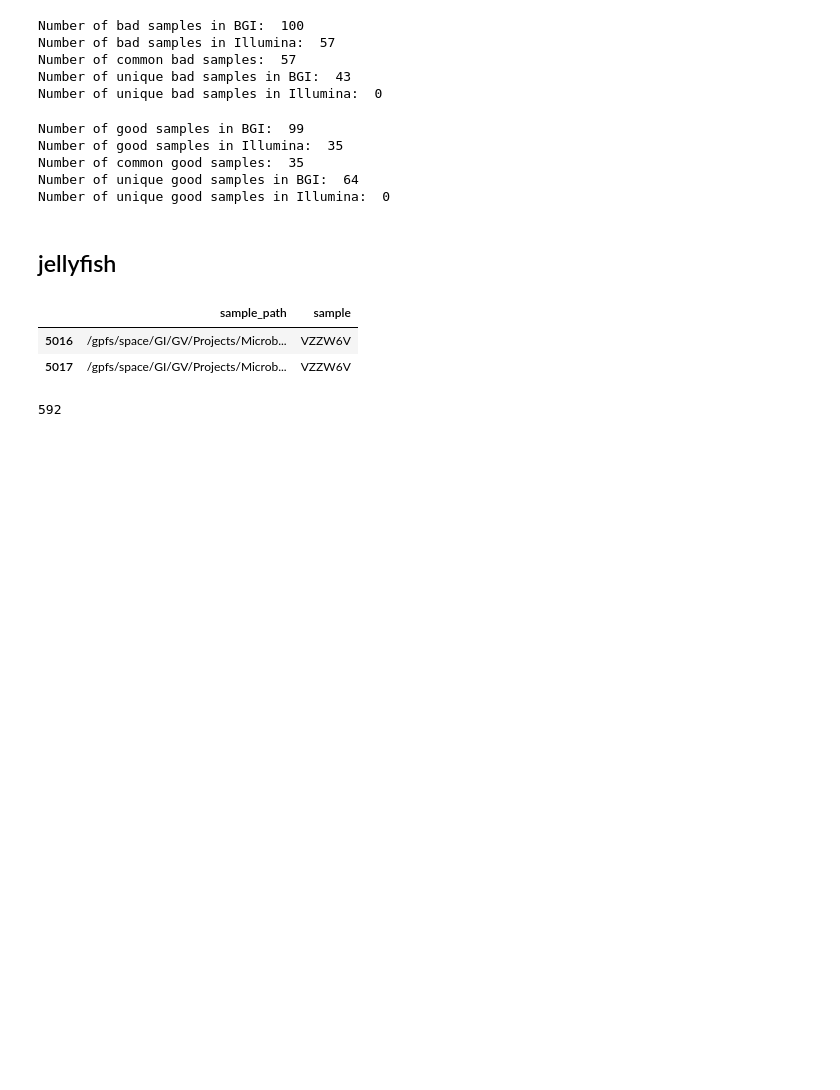
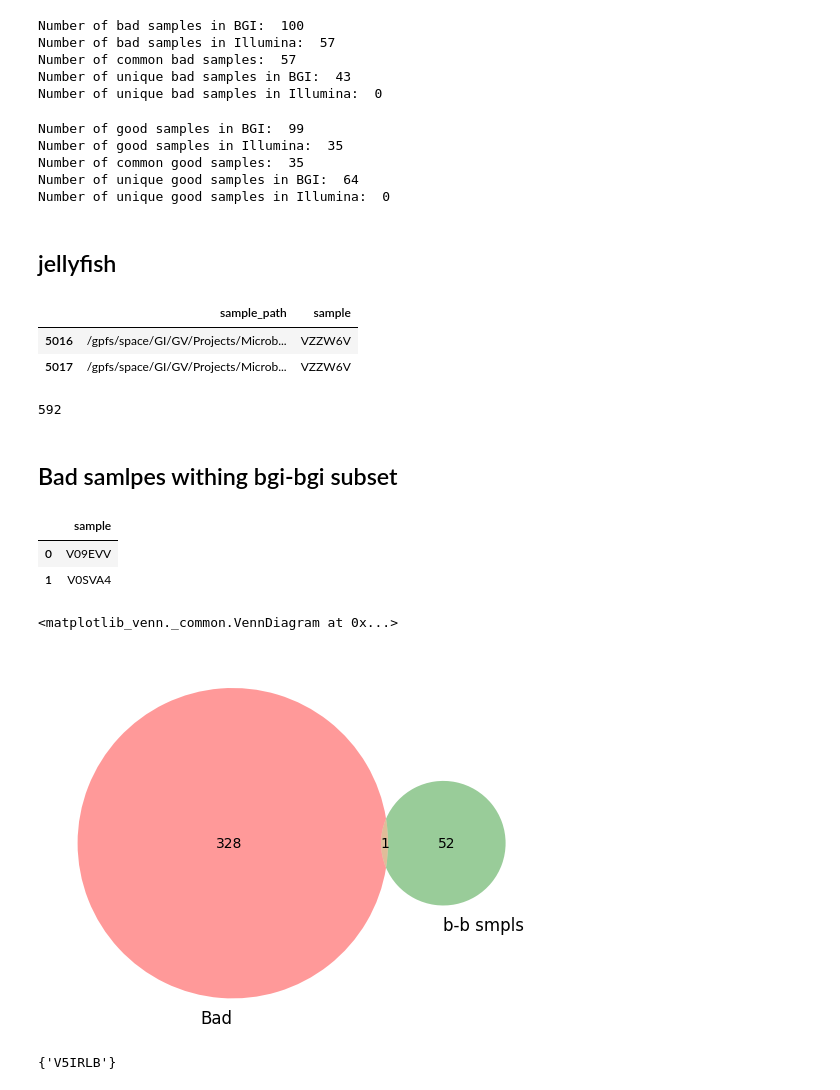
Before and after one commit to Chartiza/2024_Illumina_vs_BGI, a Jupyter notebook: step3_motus/find_absent_smpls.ipynb, the cells around one changed output. Drawn from its saved outputs; the diff is of its cells as text; code cells hidden in the pictures; blank space fills up the shorter version.

```diff
--- a/step3_motus/find_absent_smpls.ipynb
+++ b/step3_motus/find_absent_smpls.ipynb
@@ -88,3 +88,28 @@ mrg = add_smpl.merge(all_ill, on='sample', how='inner')
 len(mrg['sample'].unique())
 # %% [output]
 592
+# %% [markdown]
+## Bad samlpes withing bgi-bgi subset
+# %%
+sb = pd.read_csv("input/samples_Bad.csv",header=None)
+sb.columns = ['sample']
+sw = pd.read_csv("input/samples_Wrs.csv",header=None)
+sw.columns = ['sample']
+
+bb = pd.read_csv("input/Intra-Platform_smpls_list_54_sorted.csv")
+bb.columns = ['sample']
+bb.head(2)
+# %% [output]
+|  | sample |
+| 0 | V09EVV |
+| 1 | V0SVA4 |
+# %%
+# venn diagram
+venn2([set(sb['sample']), set(bb['sample'])], ('Bad', 'b-b smpls'))
+# %% [output]
+<matplotlib_venn._common.VennDiagram at 0x...>
+[figure, added]
+# %%
+set(sb['sample']).intersection(set(bb['sample']))
+# %% [output]
+{'V5IRLB'}
```
Also changed, not shown: parts of 1 cell of this notebook, 2 other files.
